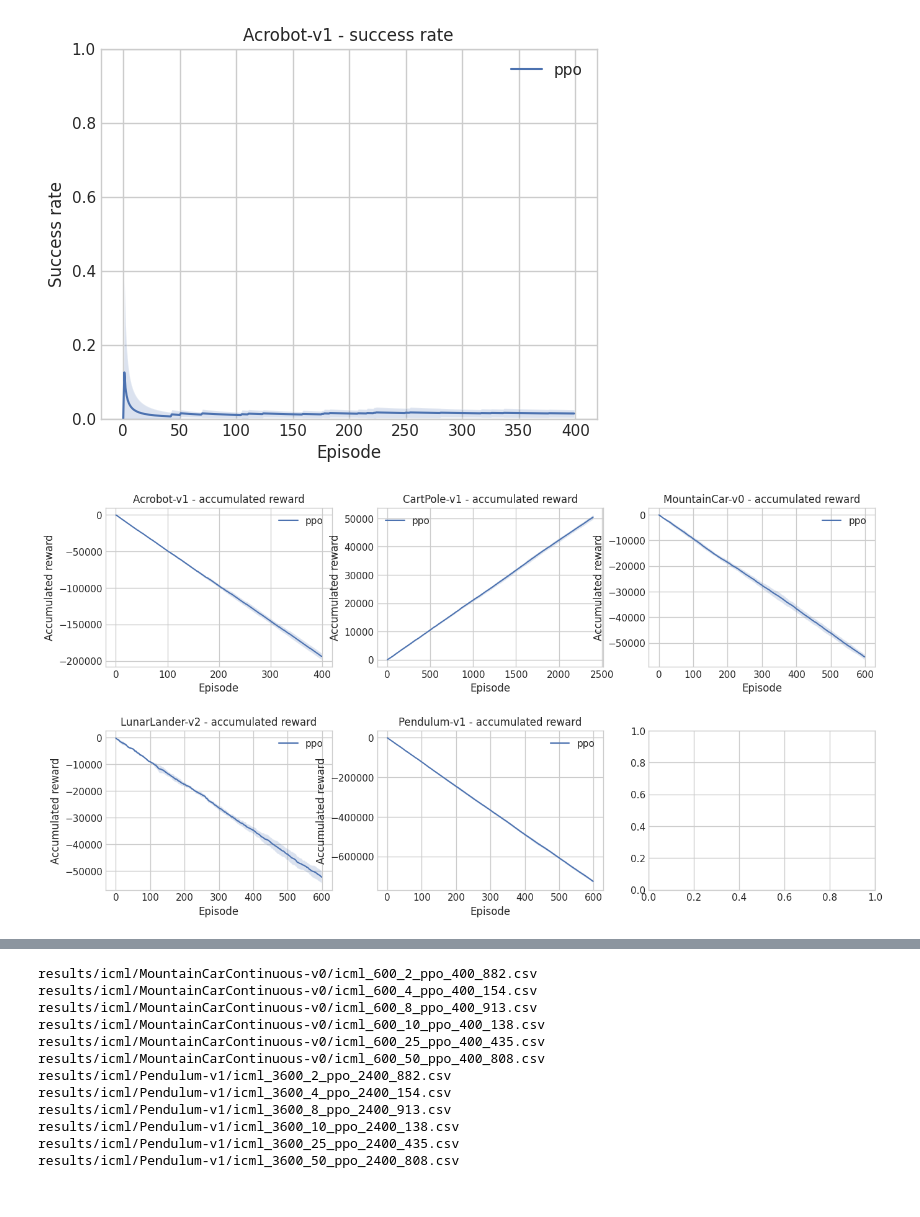
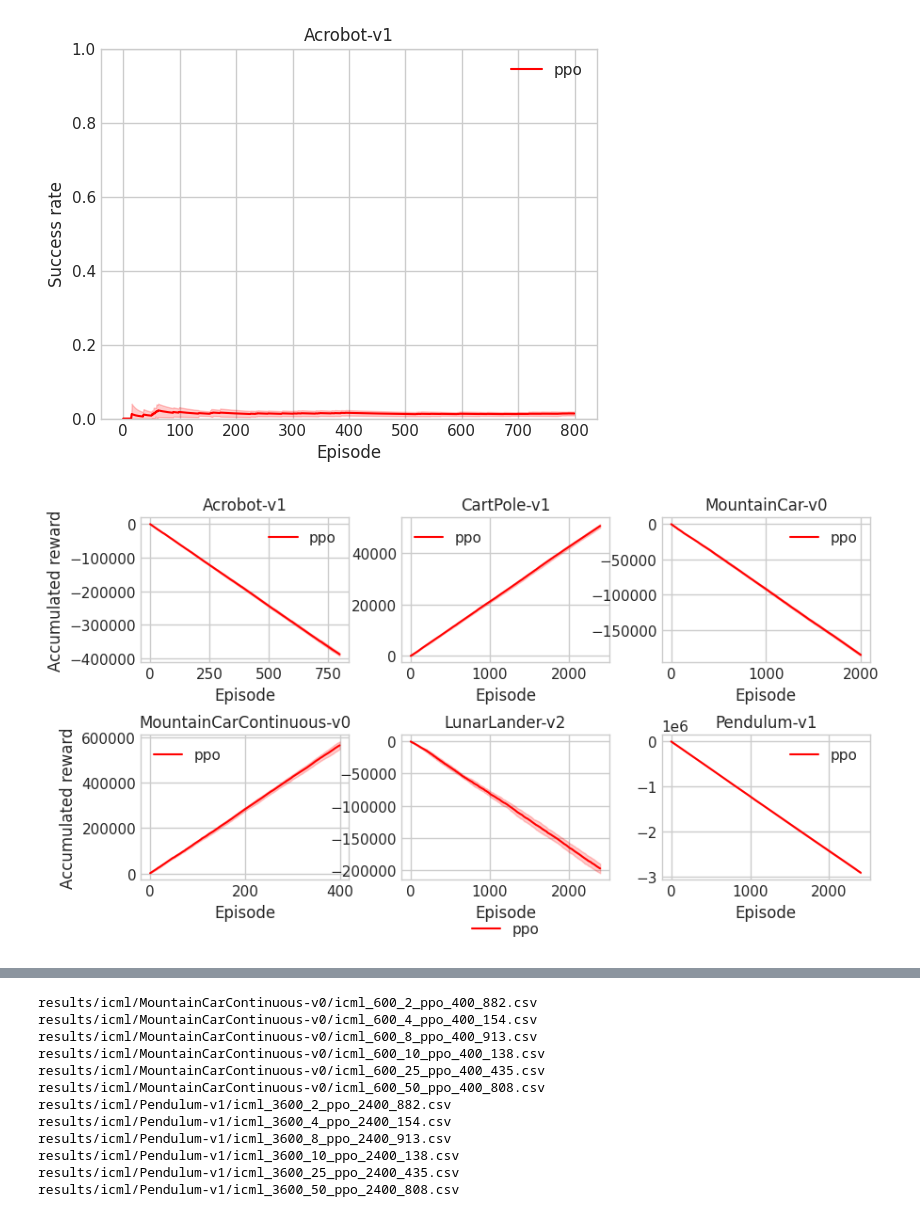
Before and after one commit to borchand/Bachelor-Project, a Jupyter notebook: plots_icml.ipynb, the cells around one changed output, grey strips where cells are left out. Drawn from its saved outputs; the diff is of its cells as text; code cells hidden in the pictures.

Commit message:
icml plots

```diff
--- a/plots_icml.ipynb
+++ b/plots_icml.ipynb
@@ -12,5 +16,5 @@ import plot_utils
 # %%
-envs = ["Acrobot-v1", "CartPole-v1", "MountainCar-v0", "LunarLander-v2", "Pendulum-v1"]
+envs = ["Acrobot-v1", "CartPole-v1", "MountainCar-v0", "MountainCarContinuous-v0" , "LunarLander-v2", "Pendulum-v1"]
 seeds = [237, 379, 482, 672, 886]
 algos = ["ppo"]
 # seeds = [237, 379, 482, 672]
@@ -67,4 +26,4 @@ NameError: name 'data' is not defined
 # %%
-plot(algos, "Acrobot-v1", seeds, "success rate")
+plot_icml(data, algos, "Acrobot-v1", seeds, "success rate")
 # %% [output]
-[figure, old version]
+[figure, new version]
@@ -87,7 +30,12 @@ def create_plot_grid(methods, envs, seeds, ax):
 # %%
-create_plot_grid(algos, envs, seeds, "accumulated reward")
+create_plot_grid_icml(
+    data=data,
+    algos=algos,
+    envs=envs,
+    seeds=seeds,
+    ax="accumulated reward")
 # %% [output]
-[figure, old version]
+[figure, new version]
 # %%
 create_plot_grid(algos, envs, seeds, "success rate")
 # %% [output]
```
Also changed, not shown: parts of 6 cells of this notebook, 1 other file.
